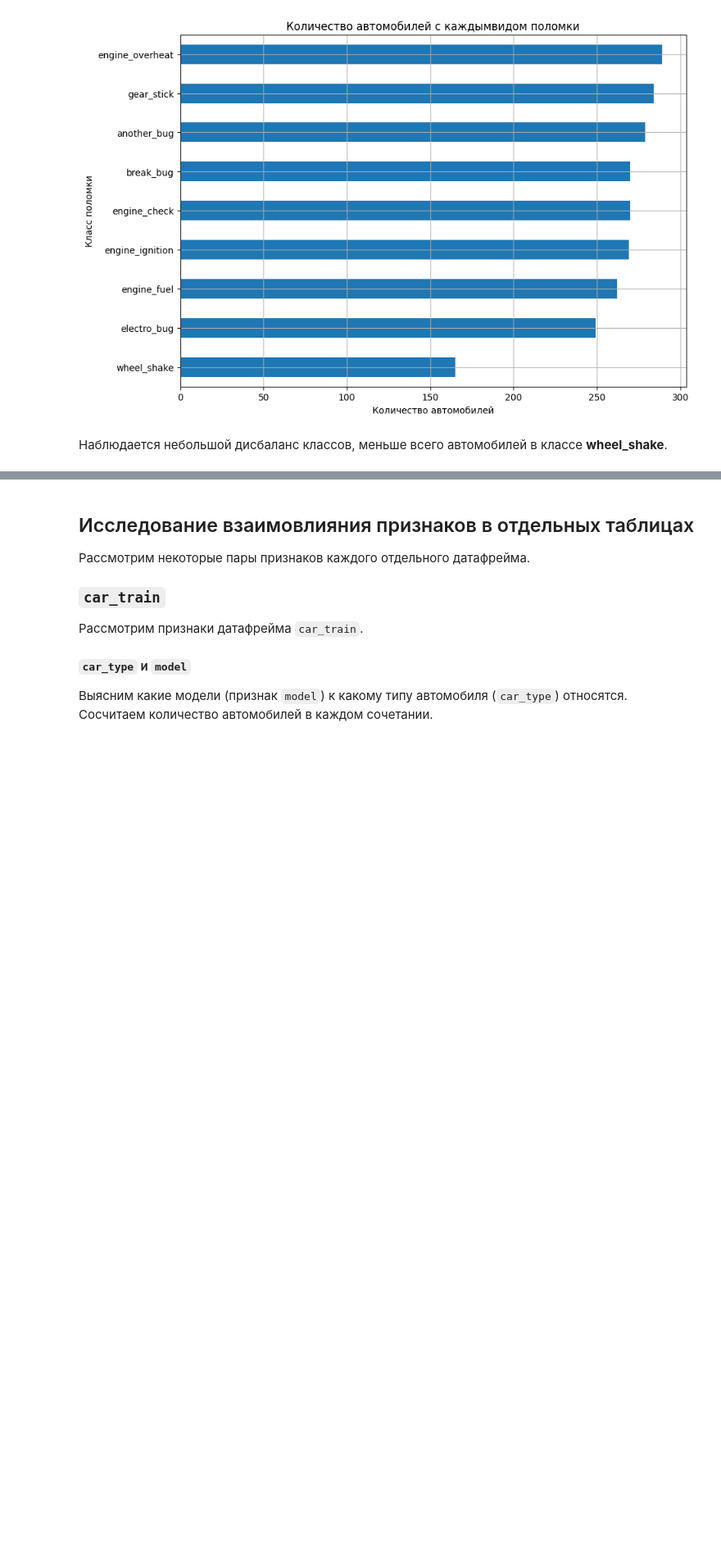
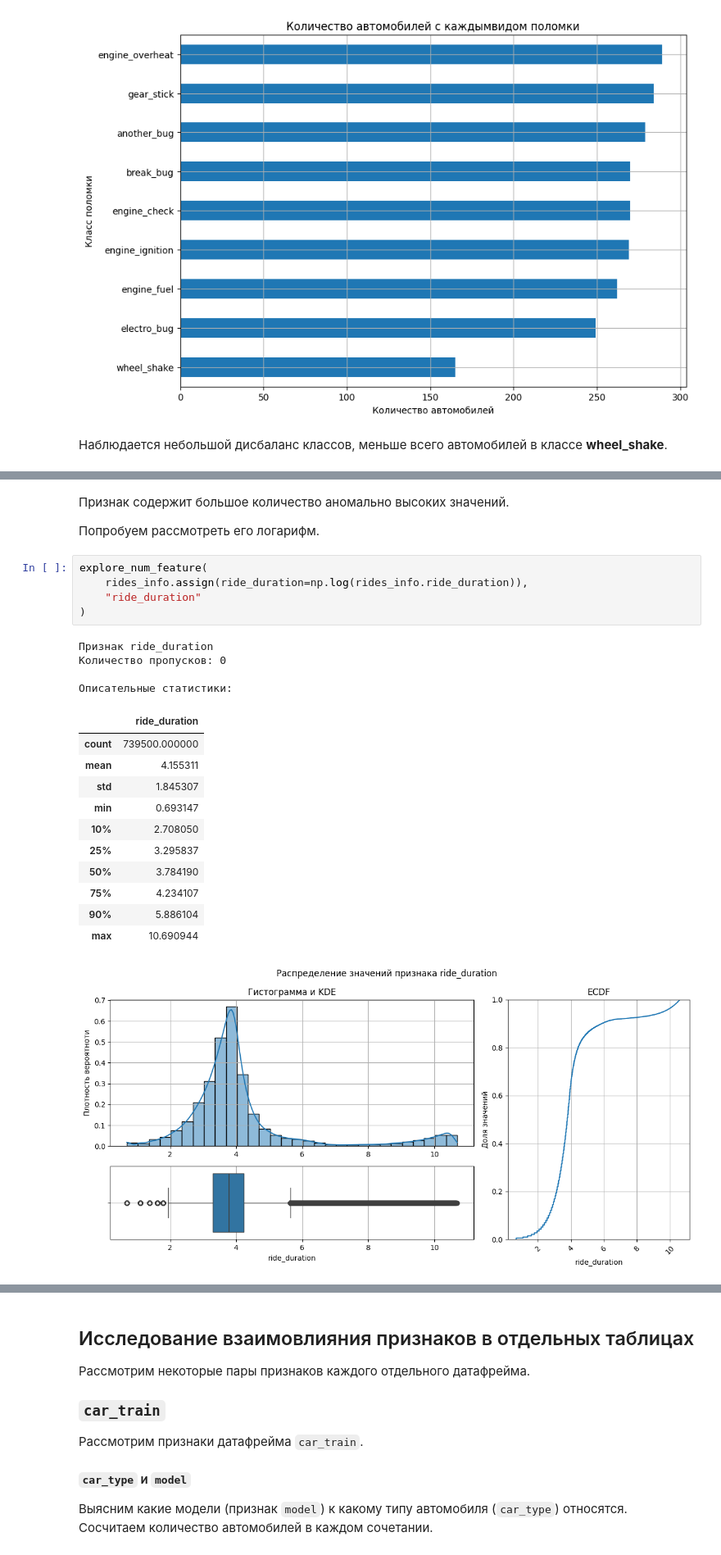
Before and after one commit to AlekseiBogachev/competitive_ds_cource_prj, a Jupyter notebook: notebooks/exploratory/eda.ipynb, the cells around one changed output, grey strips where cells are left out. Shown at 82% size. Cells and saved outputs as stored; diff of their text form; blank space fills up the shorter version.

```diff
--- a/notebooks/exploratory/eda.ipynb
+++ b/notebooks/exploratory/eda.ipynb
@@ -703,0 +799,26 @@ explore_cat_feature(
+# %% [markdown]
+Признак содержит большое количество аномально высоких значений.
+
+Попробуем рассмотреть его логарифм.
+# %%
+explore_num_feature(
+    rides_info.assign(ride_duration=np.log(rides_info.ride_duration)),
+    "ride_duration"
+)
+# %% [output]
+Признак ride_duration
+Количество пропусков: 0
+
+Описательные статистики:
+|  | ride_duration |
+| count | 739500.000000 |
+| mean | 4.155311 |
+| std | 1.845307 |
+| min | 0.693147 |
+| 10% | 2.708050 |
+| 25% | 3.295837 |
+| 50% | 3.784190 |
+| 75% | 4.234107 |
+| 90% | 5.886104 |
+| max | 10.690944 |
+[figure, added]
```
Also changed, not shown: parts of 42 cells of this notebook.
